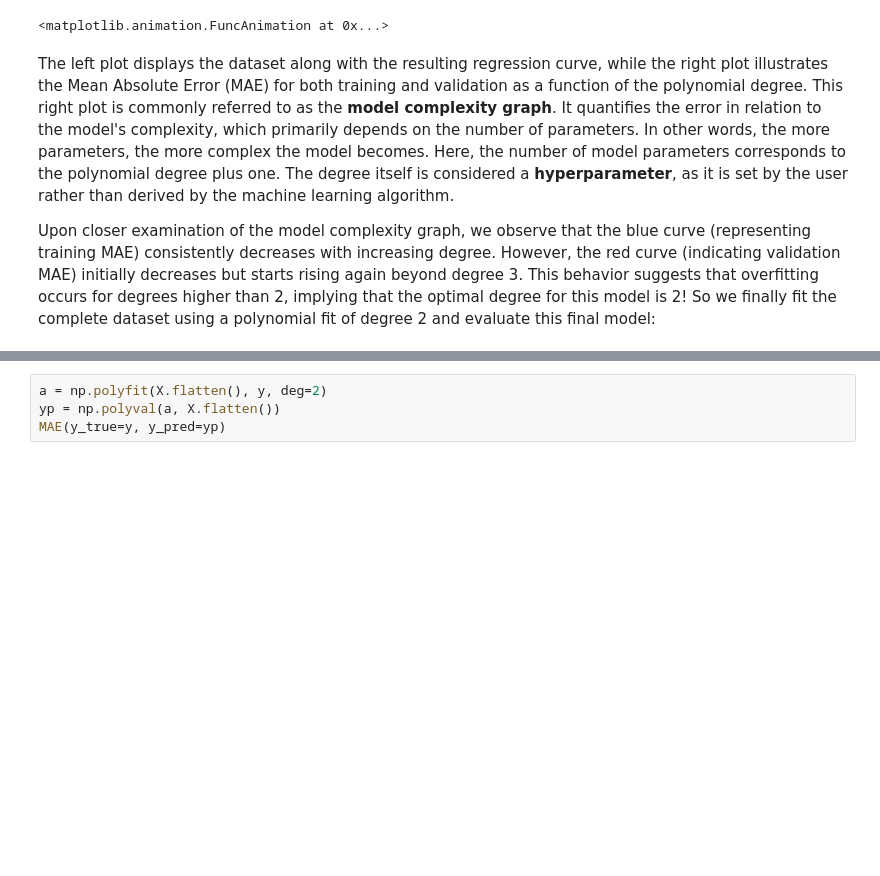
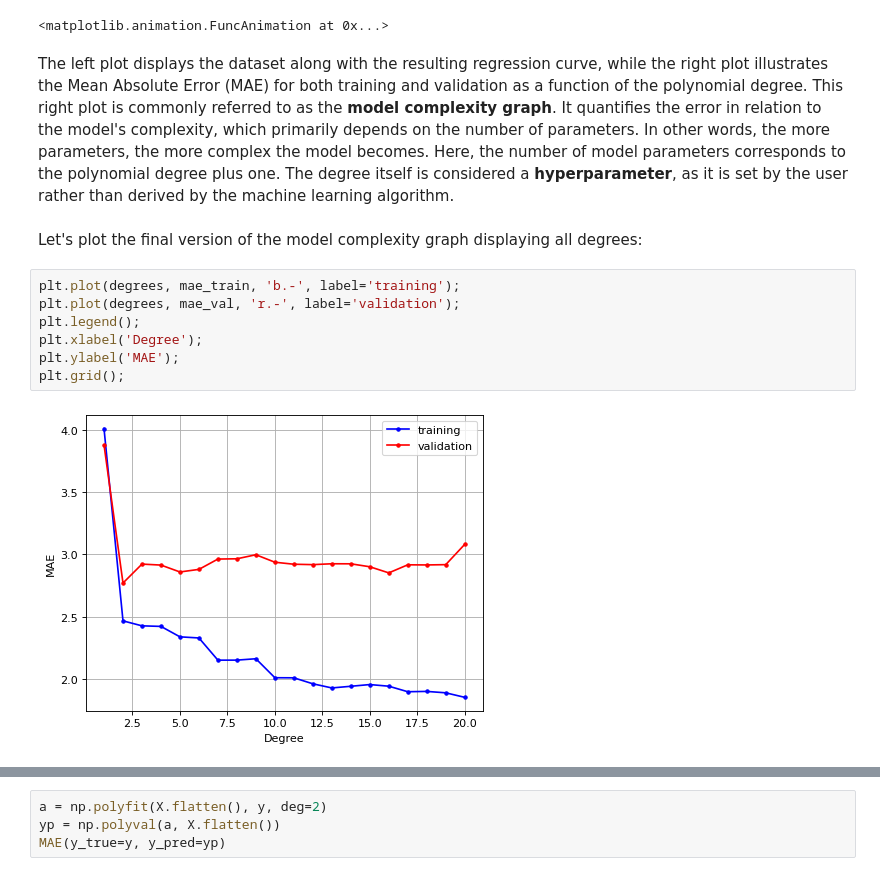
Before and after one commit to alouwyck/dania-international-days, a Jupyter notebook: machine_learning/Intro_to_Machine_Learning.ipynb, the cells around one changed output, grey strips where cells are left out. Cells and saved outputs as stored; diff of their text form; blank space fills up the shorter version.

Commit message:
add final version of model complexity graph

```diff
--- a/machine_learning/Intro_to_Machine_Learning.ipynb
+++ b/machine_learning/Intro_to_Machine_Learning.ipynb
@@ -668,5 +669,14 @@ ani
 <matplotlib.animation.FuncAnimation at 0x...>
 # %% [markdown]
 The left plot displays the dataset along with the resulting regression curve, while the right plot illustrates the Mean Absolute Error (MAE) for both training and validation as a function of the polynomial degree. This right plot is commonly referred to as the **model complexity graph**. It quantifies the error in relation to the model's complexity, which primarily depends on the number of parameters. In other words, the more parameters, the more complex the model becomes. Here, the number of model parameters corresponds to the polynomial degree plus one. The degree itself is considered a **hyperparameter**, as it is set by the user rather than derived by the machine learning algorithm.
-
-Upon closer examination of the model complexity graph, we observe that the blue curve (representing training MAE) consistently decreases with increasing degree. However, the red curve (indicating validation MAE) initially decreases but starts rising again beyond degree 3. This behavior suggests that overfitting occurs for degrees higher than 2, implying that the optimal degree for this model is 2! So we finally fit the complete dataset using a polynomial fit of degree 2 and evaluate this final model:
+# %% [markdown]
+Let's plot the final version of the model complexity graph displaying all degrees:
+# %%
+plt.plot(degrees, mae_train, 'b.-', label='training');
+plt.plot(degrees, mae_val, 'r.-', label='validation');
+plt.legend();
+plt.xlabel('Degree');
+plt.ylabel('MAE');
+plt.grid();
+# %% [output]
+[figure, added]
```
Also changed, not shown: parts of 1 cell of this notebook.
